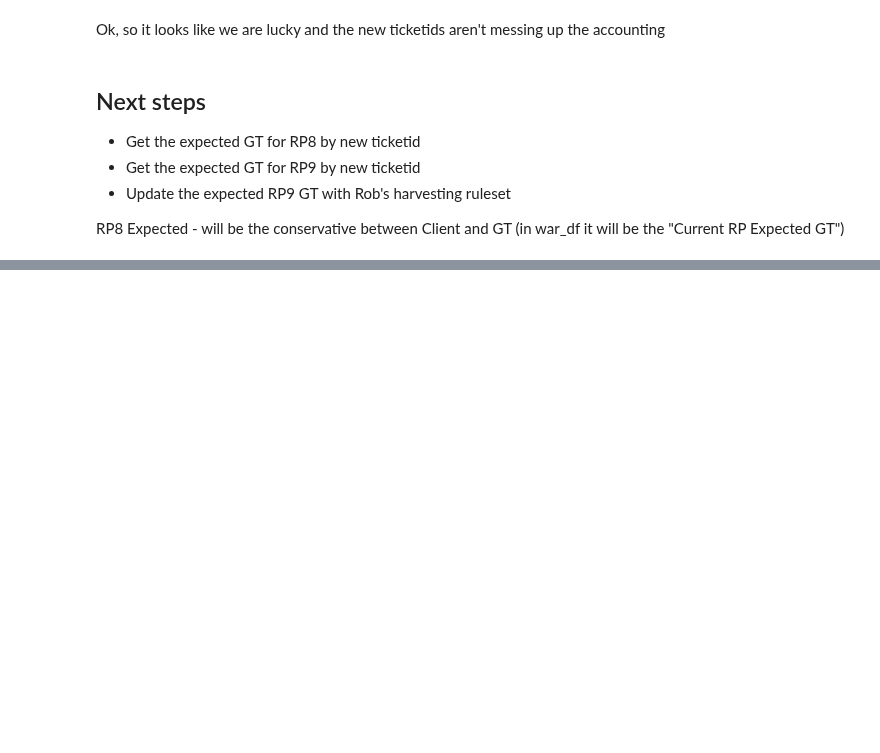
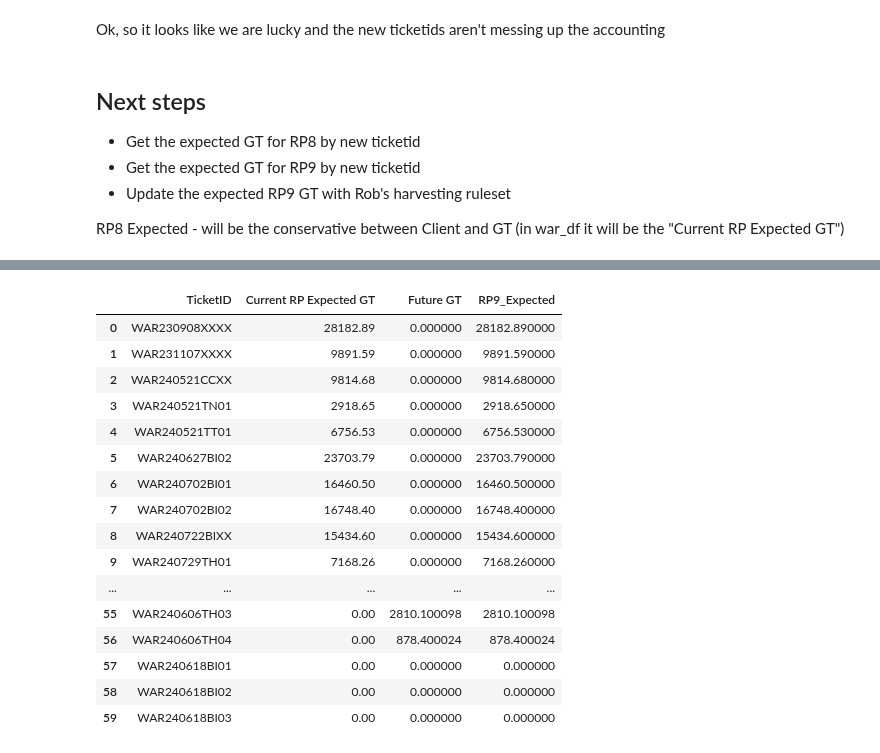
Before and after one commit to BilyBrown/sqlite3-tutorial, a Jupyter notebook: create_war_tables_01.ipynb, the cells around one changed output, grey strips where cells are left out. Saved outputs shown, nothing was run; the diff lists cells and outputs as text; code cells hidden in the pictures; blank space fills up the shorter version.

```diff
--- a/create_war_tables_01.ipynb
+++ b/create_war_tables_01.ipynb
@@ -229,7 +229,7 @@ new_tcs_intake.loc[~new_tcs_intake['TicketID'].str.contains("WAR"), 'TicketID']
 
 # Manually fix this issue where we had to deal with overlaps and SPB management
 new_tcs_intake.loc[new_tcs_intake['UniqueID'] == 'WAR231006BI02', 'TicketID'] = "WAR230817CCXX"
-
+new_tcs_intake.loc[new_tcs_intake['UniqueID'] == 'WAR240627BI01', 'TicketID'] = 'WAR230908XXXX'
 
 ticketid_table = new_tcs_intake[['TicketID', 'UniqueID']]
 # %% [markdown]
@@ -369,10 +387,12 @@ Ok, so it looks like we are lucky and the new ticketids aren't messing up the ac
 
 RP8 Expected - will be the conservative between Client and GT (in war_df it will be the "Current RP Expected GT")
 # %%
-trial_expected = pd.merge(ticketid_table, war_df[['UniqueID', 'Current RP Expected GT', 'Status']], on='UniqueID', how='left')
+trial_expected = pd.merge(ticketid_table, war_df[['UniqueID', 'Current RP Expected GT', 'Status', 'Future GT']], on='UniqueID', how='left')
 trial_expected = pd.merge(trial_expected, client_df[['UniqueID', 'Reporting Period']], on='UniqueID', how='left')
-war_rp8_expected = trial_expected[(trial_expected['Reporting Period'] == 8) & trial_expected['Status'].isin(['IN PROCESS', 'POST'])].groupby('TicketID')['Current RP Expected GT'].sum().reset_index()
+war_rp8_expected = trial_expected[(trial_expected['Reporting Period'] == 8) & trial_expected['Status'].isin(['IN PROCESS', 'OPEN', 'POST'])].groupby('TicketID')['Current RP Expected GT'].sum().reset_index()
 war_rp8_expected = pd.merge(war_rp8_expected, harvested_tons_oldTID, on='TicketID', how='left')
+war_rp8_expected['Tons (U.S)'] = pd.to_numeric(war_rp8_expected['Tons (U.S)'], errors='coerce', downcast='float')
+war_rp8_expected['Tons (U.S)'].fillna(0, inplace=True)
 war_rp8_expected['Remaining'] = war_rp8_expected['Current RP Expected GT'] - war_rp8_expected['Tons (U.S)']
 # %%
 war_rp8_expected[war_rp8_expected['Remaining'] > 0]
@@ -378,0 +419,29 @@ war_rp8_expected[war_rp8_expected['Remaining'] > 0]
+# %%
+war_rp9_expected = trial_expected[(trial_expected['Reporting Period'] == 9) & (trial_expected['Status'].isin(['OPEN', 'IN PROCESS', 'PENDING', 'POST']))].groupby('TicketID')['Current RP Expected GT'].sum().reset_index()
+war_rp9_expected_1 = trial_expected[(trial_expected['Reporting Period'] == 8) & (trial_expected['Status'].isin(['OPEN', 'IN PROCESS', 'PENDING', 'POST']))].groupby('TicketID')['Future GT'].sum().reset_index()
+# %%
+war_rp9_expected = pd.merge(war_rp9_expected, war_rp9_expected_1, on='TicketID', how='outer')
+# %%
+war_rp9_expected['Current RP Expected GT'] = pd.to_numeric(war_rp9_expected['Current RP Expected GT'], errors='coerce', downcast='float')
+war_rp9_expected['Future GT'] = pd.to_numeric(war_rp9_expected['Future GT'], errors='coerce', downcast='float')
+war_rp9_expected.fillna(0, inplace=True)
+war_rp9_expected['RP9_Expected'] = war_rp9_expected['Current RP Expected GT'] + war_rp9_expected['Future GT']
+war_rp9_expected
+# %% [output]
+|  | TicketID | Current RP Expected GT | Future GT | RP9_Expected |
+| 0 | WAR230908XXXX | 28182.89 | 0.000000 | 28182.890000 |
+| 1 | WAR231107XXXX | 9891.59 | 0.000000 | 9891.590000 |
+| 2 | WAR240521CCXX | 9814.68 | 0.000000 | 9814.680000 |
+| 3 | WAR240521TN01 | 2918.65 | 0.000000 | 2918.650000 |
+| 4 | WAR240521TT01 | 6756.53 | 0.000000 | 6756.530000 |
+| 5 | WAR240627BI02 | 23703.79 | 0.000000 | 23703.790000 |
+| 6 | WAR240702BI01 | 16460.50 | 0.000000 | 16460.500000 |
+| 7 | WAR240702BI02 | 16748.40 | 0.000000 | 16748.400000 |
+| 8 | WAR240722BIXX | 15434.60 | 0.000000 | 15434.600000 |
+| 9 | WAR240729TH01 | 7168.26 | 0.000000 | 7168.260000 |
+| ... | ... | ... | ... | ... |
+| 55 | WAR240606TH03 | 0.00 | 2810.100098 | 2810.100098 |
+| 56 | WAR240606TH04 | 0.00 | 878.400024 | 878.400024 |
+| 57 | WAR240618BI01 | 0.00 | 0.000000 | 0.000000 |
+| 58 | WAR240618BI02 | 0.00 | 0.000000 | 0.000000 |
+| 59 | WAR240618BI03 | 0.00 | 0.000000 | 0.000000 |
```
Also changed, not shown: parts of 10 cells of this notebook.
